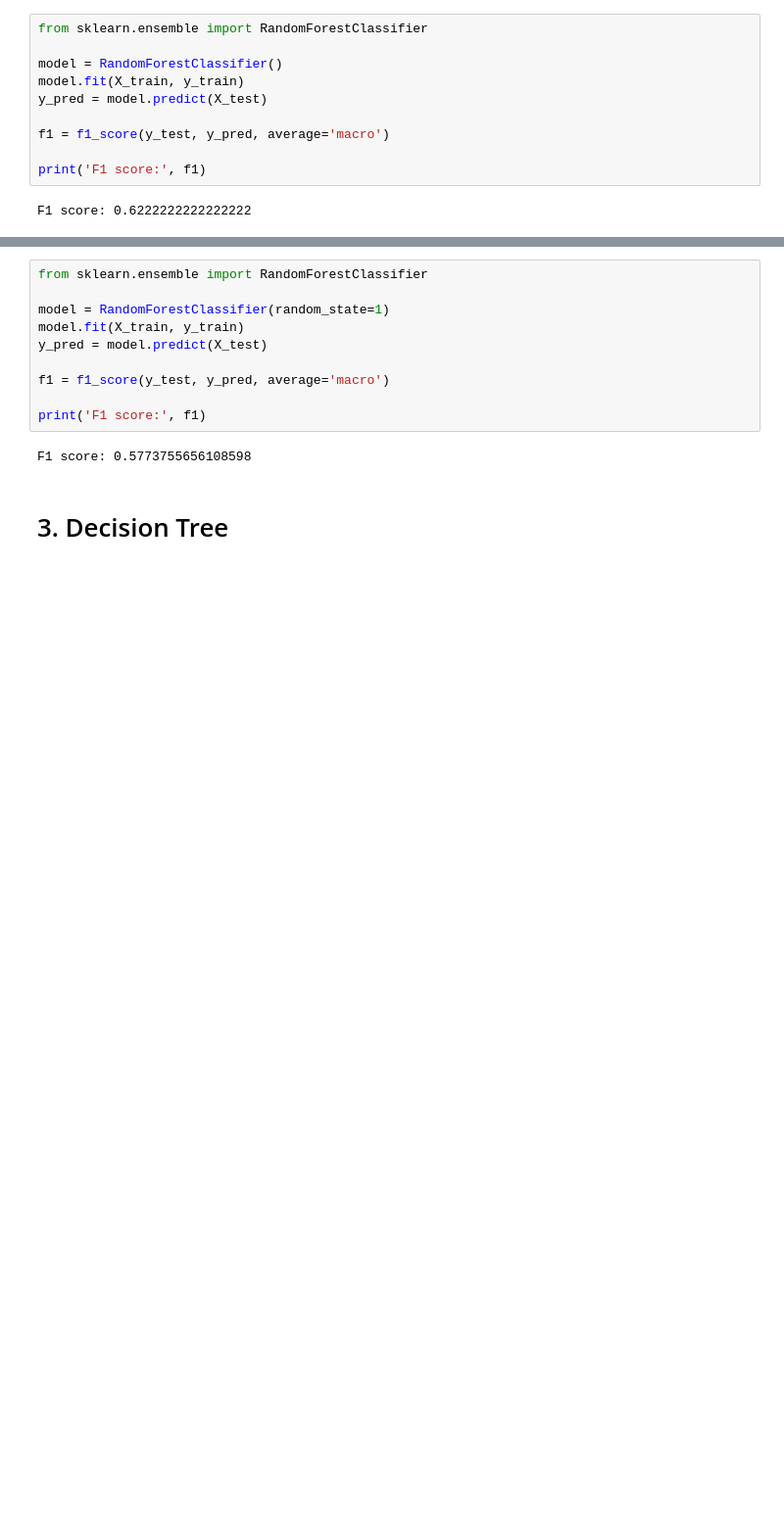
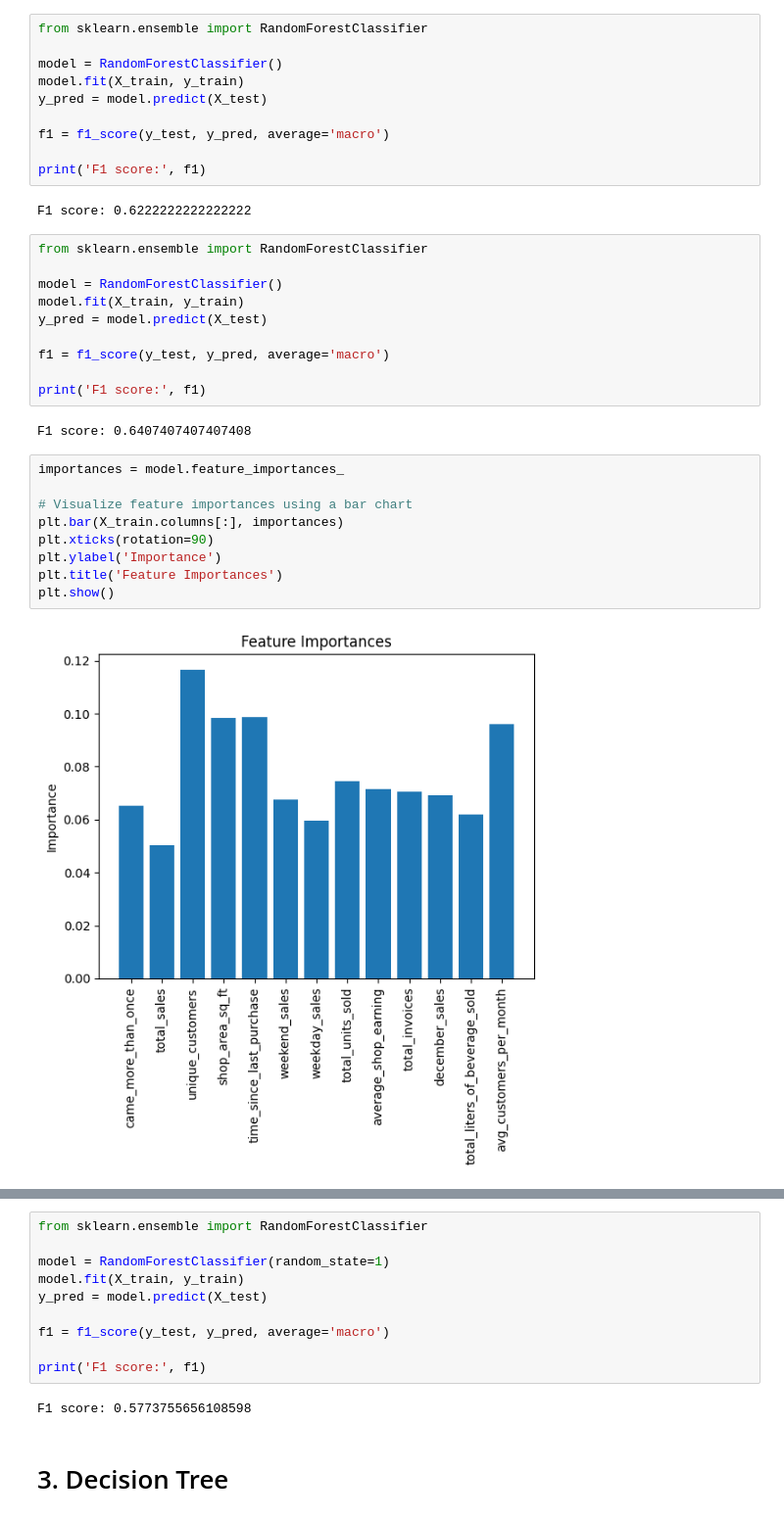
Before and after one commit to joelsathi/DataStorm-4.0-BrainLeftException, a Jupyter notebook: competition-notebook.ipynb, the cells around one changed output, grey strips where cells are left out. Shown at 98% size. Drawn from its saved outputs; the diff is of its cells as text; blank space fills up the shorter version.

```diff
--- a/competition-notebook.ipynb
+++ b/competition-notebook.ipynb
@@ -1315,3 +1317,26 @@ f1 = f1_score(y_test, y_pred, average='macro')
 print('F1 score:', f1)
 # %% [output]
 F1 score: 0.6222222222222222
+# %%
+from sklearn.ensemble import RandomForestClassifier
+
+model = RandomForestClassifier()
+model.fit(X_train, y_train)
+y_pred = model.predict(X_test)
+
+f1 = f1_score(y_test, y_pred, average='macro')
+
+print('F1 score:', f1)
+# %% [output]
+F1 score: 0.6407407407407408
+# %%
+importances = model.feature_importances_
+
+# Visualize feature importances using a bar chart
+plt.bar(X_train.columns[:], importances)
+plt.xticks(rotation=90)
+plt.ylabel('Importance')
+plt.title('Feature Importances')
+plt.show()
+# %% [output]
+[figure, added]
```
Also changed, not shown: parts of 25 cells of this notebook, 1 other file.
